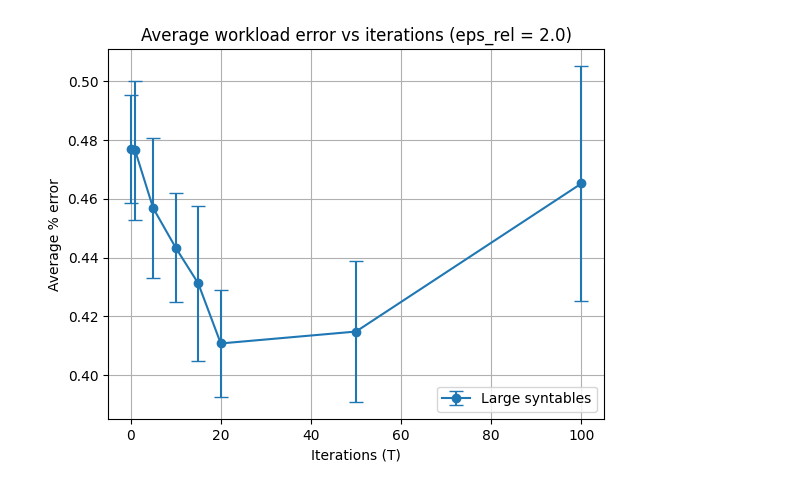
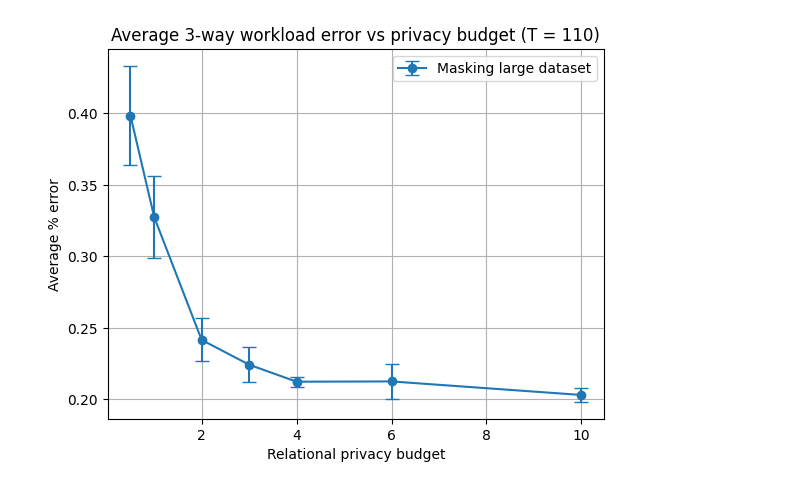
Before and after one commit to ValterH/dp-relational, a Jupyter notebook: load_experiments.ipynb, the cells around one changed output. Drawn from its saved outputs; the diff is of its cells as text; code cells hidden in the pictures.

```diff
--- a/load_experiments.ipynb
+++ b/load_experiments.ipynb
@@ -56,6 +56,8 @@ EPSILON_PYTORCH_SPARSE_VLRGE_EXPERIMENT_DATASET = uuid.UUID('607ae43c-fece-11ee-
 
 # below datasets are on ojas's skunk
 T_PYTORCH_SPARSE_LARGE_EXPERIMENT_DATASET = uuid.UUID('0c96cc62-014b-11ef-9020-d21cd07a44f3')
+EPS_3WAY_PYTORCH_SPARSE_LARGE_EXPERIMENT_DATASET = uuid.UUID('0c96cc62-014b-11ef-9020-d21cd07a44f3')
+T_3WAY_PYTORCH_SPARSE_LARGE_EXPERIMENT_DATASET = uuid.UUID('0c96cc62-014b-11ef-9020-d21cd07a44f3')
 
 filter_exp_orig = lambda experiment: experiment['artifacts']['rel_dataset'] == EPSILON_PYTORCH_EXPERIMENT_DATASET
 filter_exp_ojas = lambda experiment: experiment['artifacts']['rel_dataset'] == EPSILON_PYTORCH_SPARSE_EXPERIMENT_DATASET \
@@ -63,40 +65,69 @@ filter_exp_ojas = lambda experiment: experiment['artifacts']['rel_dataset'] == E
 filter_exp_masked_large = lambda experiment: experiment['artifacts']['rel_dataset'] == EPSILON_PYTORCH_SPARSE_LARGE_EXPERIMENT_DATASET \
     and experiment['extra_params']['run_set'] == 11
 filter_exp_masked_vlrge = lambda experiment: experiment['artifacts']['rel_dataset'] == EPSILON_PYTORCH_SPARSE_VLRGE_EXPERIMENT_DATASET \
     and experiment['extra_params']['run_set'] == 20
 
 filter_exp_T_large = lambda experiment: experiment['artifacts']['rel_dataset'] == T_PYTORCH_SPARSE_LARGE_EXPERIMENT_DATASET \
     and experiment['extra_params']['run_set'] == 100
+filter_exp_eps_3way_large = lambda experiment: experiment['artifacts']['rel_dataset'] == EPS_3WAY_PYTORCH_SPARSE_LARGE_EXPERIMENT_DATASET \
+    and experiment['extra_params']['run_set'] == 150
+filter_exp_T_3way_large = lambda experiment: experiment['artifacts']['rel_dataset'] == T_3WAY_PYTORCH_SPARSE_LARGE_EXPERIMENT_DATASET \
+    and experiment['extra_params']['run_set'] == 170
+filter_exp_eps_3way_large_corr_T = lambda experiment: experiment['artifacts']['rel_dataset'] == T_3WAY_PYTORCH_SPARSE_LARGE_EXPERIMENT_DATASET \
+    and experiment['extra_params']['run_set'] == 210
 
 runner = ModelRunner(save_to='./runs')
 
 # ============ T Experiments ============
-Ts, ave_errors, error_bars = get_errors_by_T(runner, filter_exp_T_large)
-plt.figure()
-plt.errorbar(Ts, ave_errors, error_bars, fmt='-o', capsize=5, label="Large syntables")
-plt.title("Average workload error vs iterations (eps_rel = 2.0)")
-plt.xlabel("Iterations (T)")
-plt.ylabel("Average % error")
-plt.legend()
-plt.grid()
-plt.show()
+# Ts, ave_errors, error_bars = get_errors_by_T(runner, filter_exp_T_large)
+# plt.figure()
+# plt.errorbar(Ts, ave_errors, error_bars, fmt='-o', capsize=5, label="Large syntables")
+# plt.title("Average workload error vs iterations (eps_rel = 2.0)")
+# plt.xlabel("Iterations (T)")
+# plt.ylabel("Average % error")
+# plt.legend()
+# plt.grid()
+# plt.show()
 
 # ============ Epsilon Experiments ============
 
 # epsilons, ave_errors, error_bars = get_errors_by_eps_rel(runner, filter_exp_orig)
 # epsilons_o, ave_errors_o, error_bars_o = get_errors_by_eps_rel(runner, filter_exp_ojas)
 # epsilons_l, ave_errors_l, error_bars_l = get_errors_by_eps_rel(runner, filter_exp_masked_large)
 # epsilons_v, ave_errors_v, error_bars_v = get_errors_by_eps_rel(runner, filter_exp_masked_vlrge)
 
 # plt.figure()
 # plt.errorbar(epsilons, ave_errors, error_bars, fmt='-o', capsize=5, label="Original generation")
 # plt.errorbar(epsilons_o, ave_errors_o, error_bars_o, fmt='-o', capsize=5, label="Ojas masking method")
 # plt.errorbar(epsilons_l, ave_errors_l, error_bars_l, fmt='-o', capsize=5, label="Masking large dataset")
 # plt.title("Average workload error vs privacy budget")
 # plt.xlabel("Relational privacy budget")
 # plt.ylabel("Average % error")
 # plt.legend()
 # plt.grid()
 # plt.show()
+
+# ============ T 3-way Experiments ============
+# Ts, ave_errors, error_bars = get_errors_by_T(runner, filter_exp_T_3way_large)
+# plt.figure()
+# plt.errorbar(Ts, ave_errors, error_bars, fmt='-o', capsize=5, label="Large syntables")
+# plt.title("Average 3-way workload error vs iterations (eps_rel = 8.0)")
+# plt.xlabel("Iterations (T)")
+# plt.ylabel("Average % error")
+# plt.legend()
+# plt.grid()
+# plt.show()
+
+# ============ Epsilon 3-way Experiments ============
+epsilons, ave_errors, error_bars = get_errors_by_eps_rel(runner, filter_exp_eps_3way_large_corr_T)
+
+plt.figure()
+plt.errorbar(epsilons, ave_errors, error_bars, fmt='-o', capsize=5, label="Masking large dataset")
+plt.title("Average 3-way workload error vs privacy budget (T = 110)")
+plt.xlabel("Relational privacy budget")
+plt.ylabel("Average % error")
+plt.legend()
+plt.grid()
+plt.show()
 # %% [output]
-[figure, old version]
+[figure, new version]
```
Also changed, not shown: 2 other files.
